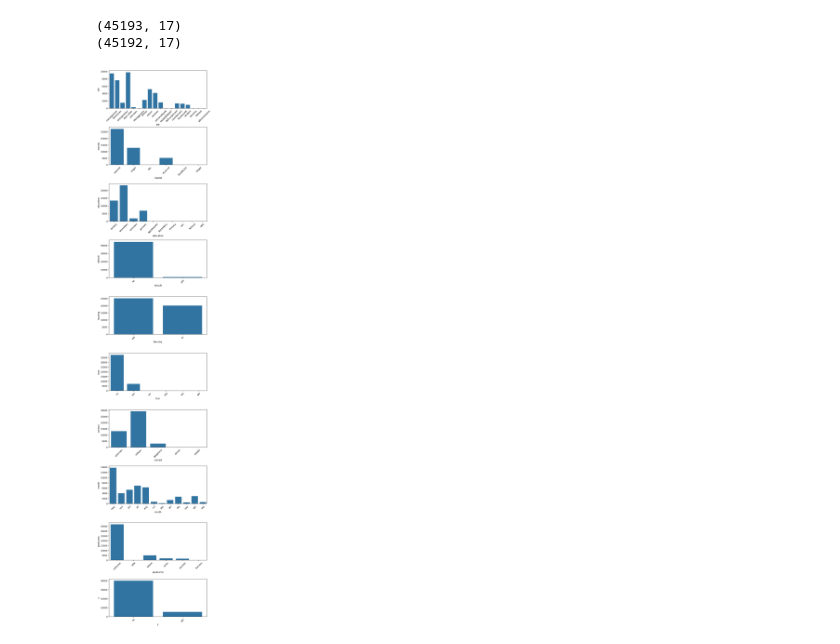
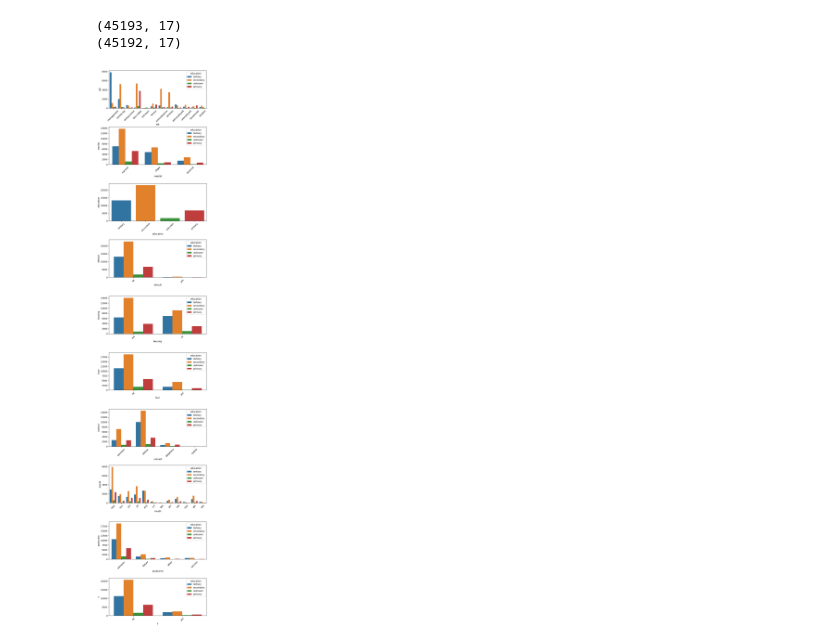
Before and after one commit to asegura4488/CienciaDatos, a Jupyter notebook: Semana3/Sesion5.ipynb, the cells around one changed output. Cells and saved outputs as stored; diff of their text form; code cells hidden in the pictures.

```diff
--- a/Semana3/Sesion5.ipynb
+++ b/Semana3/Sesion5.ipynb
@@ -198,10 +198,10 @@ print(data.shape)
 # %%
 fig, ax = plt.subplots(len(col_cate), 1, figsize=(8,45))
 fig.subplots_adjust(hspace=0.5)
 
 for i, col in enumerate(col_cate):
-  sns.countplot(x=col, data=data, ax=ax[i])
+  sns.countplot(x=col, data=data, ax=ax[i], hue='education')
   ax[i].set_ylabel(col)
   ax[i].set_xticklabels(ax[i].get_xticklabels(), rotation=45)
 # %% [output]
-[figure, old version]
+[figure, new version]
```
Also changed, not shown: parts of 19 cells of this notebook.
